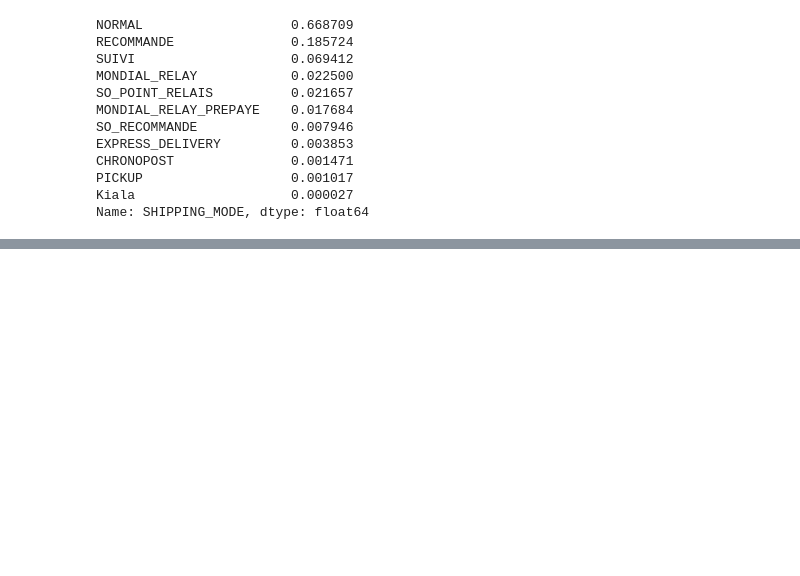
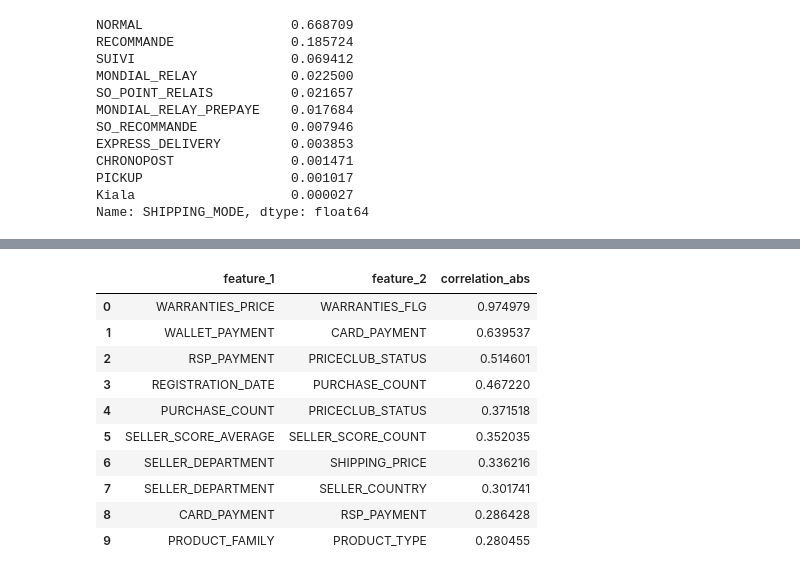
Before and after one commit to jeremycombe/Pipeline, a Jupyter notebook: BestEstimator_tests.ipynb, the cells around one changed output, grey strips where cells are left out. Saved outputs shown, nothing was run; the diff lists cells and outputs as text; code cells hidden in the pictures; blank space fills up the shorter version.

```diff
--- a/BestEstimator_tests.ipynb
+++ b/BestEstimator_tests.ipynb
@@ -728 +713,15 @@ clf1.Feature_Importances(clf, Multi_Train[0:1000], Multi_Target[0:1000], ID = 'I
+# %%
+clf1.get_corr(Multi_Train, Multi_Target, ID ='ID', n_pairs = 10)
+# %% [output]
+|  | feature_1 | feature_2 | correlation_abs |
+| 0 | WARRANTIES_PRICE | WARRANTIES_FLG | 0.974979 |
+| 1 | WALLET_PAYMENT | CARD_PAYMENT | 0.639537 |
+| 2 | RSP_PAYMENT | PRICECLUB_STATUS | 0.514601 |
+| 3 | REGISTRATION_DATE | PURCHASE_COUNT | 0.467220 |
+| 4 | PURCHASE_COUNT | PRICECLUB_STATUS | 0.371518 |
+| 5 | SELLER_SCORE_AVERAGE | SELLER_SCORE_COUNT | 0.352035 |
+| 6 | SELLER_DEPARTMENT | SHIPPING_PRICE | 0.336216 |
+| 7 | SELLER_DEPARTMENT | SELLER_COUNTRY | 0.301741 |
+| 8 | CARD_PAYMENT | RSP_PAYMENT | 0.286428 |
+| 9 | PRODUCT_FAMILY | PRODUCT_TYPE | 0.280455 |
 # %%
```
Also changed, not shown: parts of 16 cells of this notebook, 1 other file.
